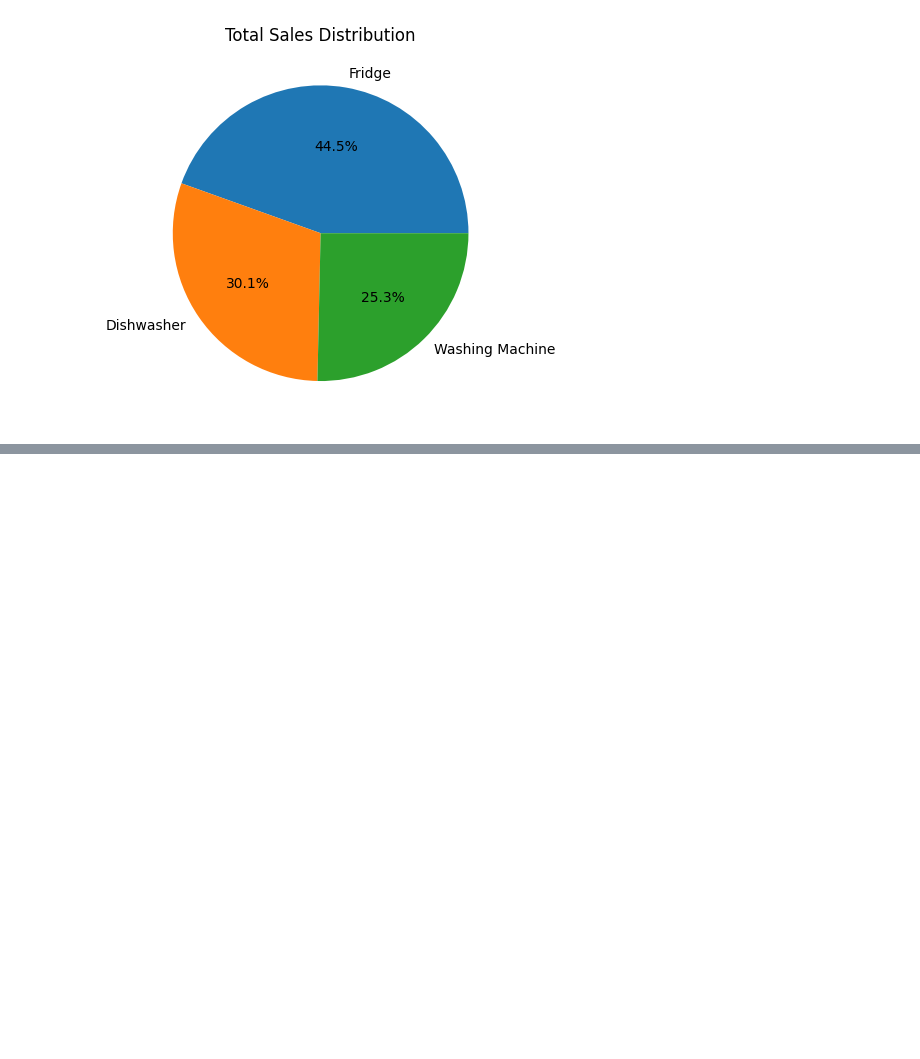
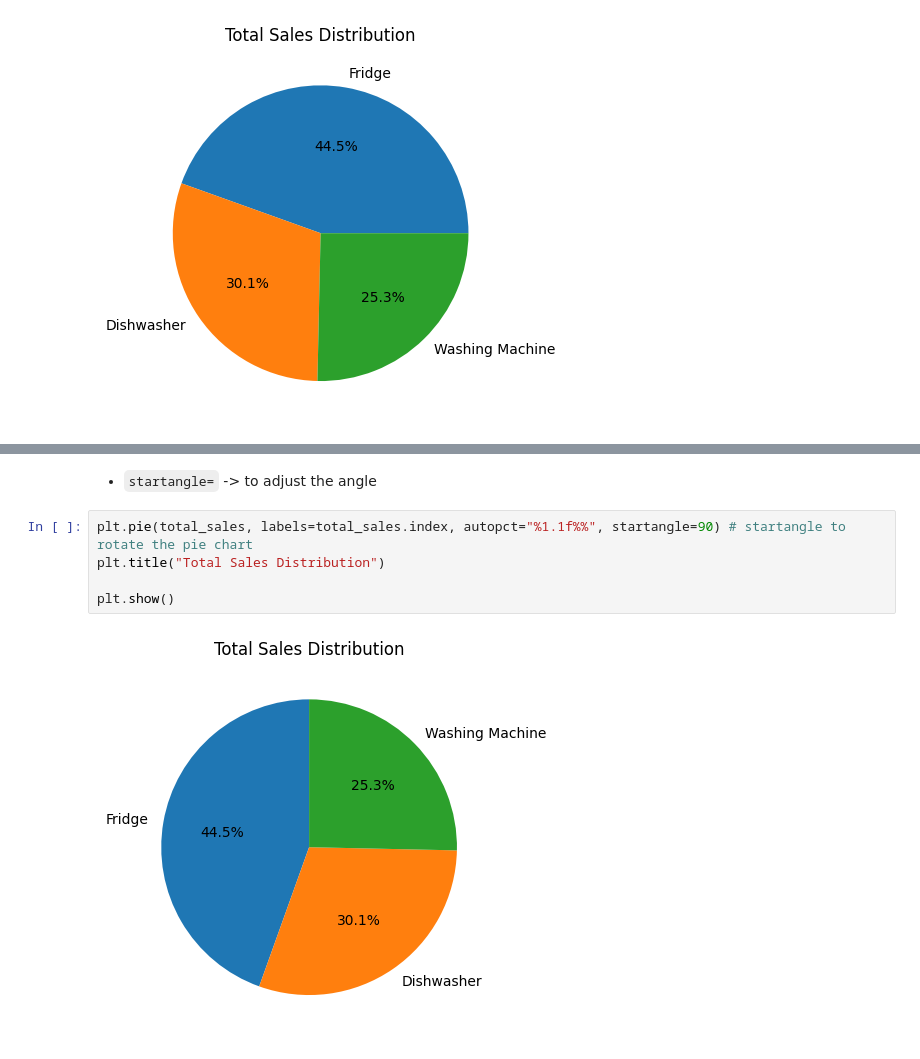
Before and after one commit to Saad-SYEDK/Matplotlib-and-Seaborn, a Jupyter notebook: notes.ipynb, the cells around one changed output, grey strips where cells are left out. Saved outputs shown, nothing was run; the diff lists cells and outputs as text; blank space fills up the shorter version.

```diff
--- a/notes.ipynb
+++ b/notes.ipynb
@@ -91,0 +111,9 @@ plt.show()
+# %% [markdown]
+- `startangle=` -> to adjust the angle
+# %%
+plt.pie(total_sales, labels=total_sales.index, autopct="%1.1f%%", startangle=90) # startangle to rotate the pie chart
+plt.title("Total Sales Distribution")
+
+plt.show()
+# %% [output]
+[figure, added]
```
Also changed, not shown: parts of 4 cells of this notebook.
